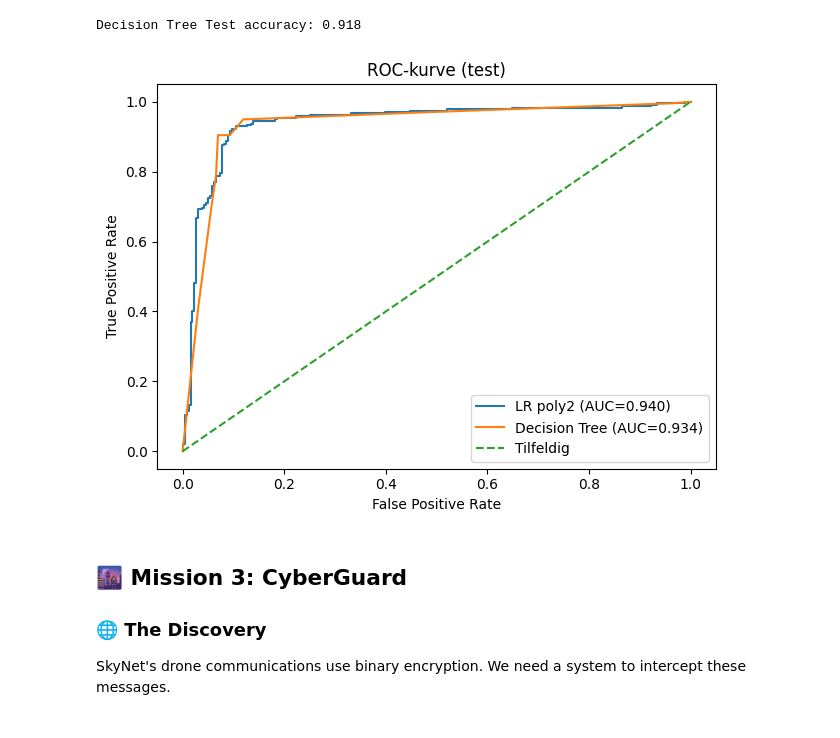
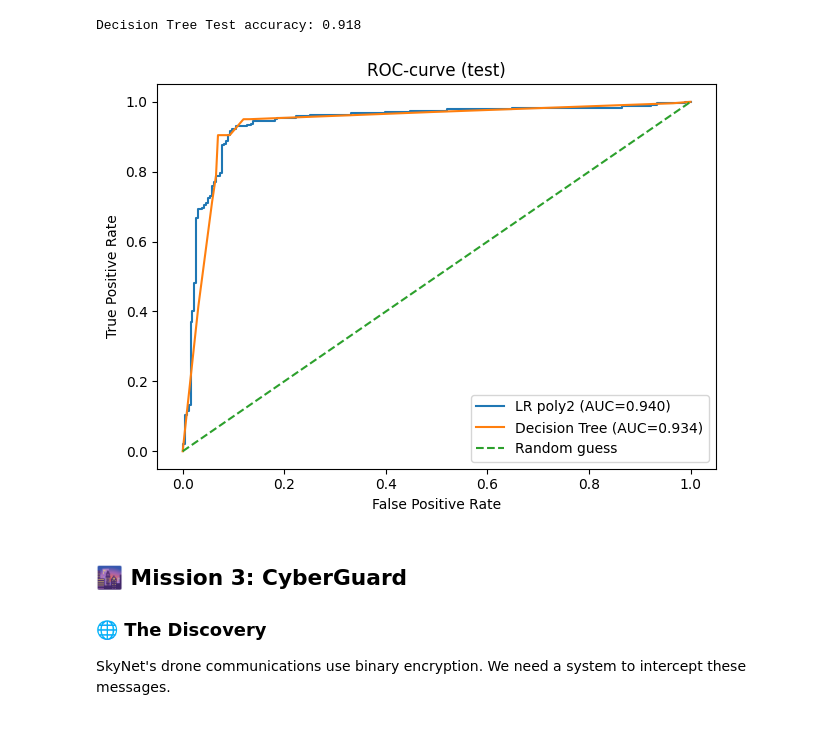
Before and after one commit to vegardaaalbretsen/TDT4172SkyNett, a Jupyter notebook: Chapter_1.ipynb, the cells around one changed output. Saved outputs shown, nothing was run; the diff lists cells and outputs as text; code cells hidden in the pictures.

```diff
--- a/Chapter_1.ipynb
+++ b/Chapter_1.ipynb
@@ -197,31 +196,29 @@ Decision Tree Test accuracy: 0.918
 # %%
 import matplotlib.pyplot as plt
 from sklearn.metrics import roc_curve, roc_auc_score
 
-# --- logistisk regresjon (poly2) ---
-# p_lr: sannsynligheter fra din trenede LR-modell på poly2-features
+# Regression model
 p_lr = model.predict(Xte2, return_proba=True)
 auc_lr = roc_auc_score(y_te, p_lr)
 fpr_lr, tpr_lr, _ = roc_curve(y_te, p_lr)
 
-# --- beslutningstre (trenes på rå [x0,x1]) ---
+# Decision Tree
 p_tree = dtc.predict_proba(X_te)[:, 1]
 auc_tree = roc_auc_score(y_te, p_tree)
 fpr_tr, tpr_tr, _ = roc_curve(y_te, p_tree)
 
-# --- plot ROC ---
 plt.figure()
 plt.plot(fpr_lr, tpr_lr, label=f"LR poly2 (AUC={auc_lr:.3f})")
 plt.plot(fpr_tr, tpr_tr, label=f"Decision Tree (AUC={auc_tree:.3f})")
-plt.plot([0, 1], [0, 1], linestyle="--", label="Tilfeldig")
+plt.plot([0, 1], [0, 1], linestyle="--", label="Random guess")
 plt.xlabel("False Positive Rate")
 plt.ylabel("True Positive Rate")
-plt.title("ROC-kurve (test)")
+plt.title("ROC-curve (test)")
 plt.legend()
 plt.tight_layout()
 plt.show()
 # %% [output]
-[figure, old version]
+[figure, new version]
 # %% [markdown]
 ## 🌆 Mission 3: CyberGuard
 
```
Also changed, not shown: parts of 3 cells of this notebook.
